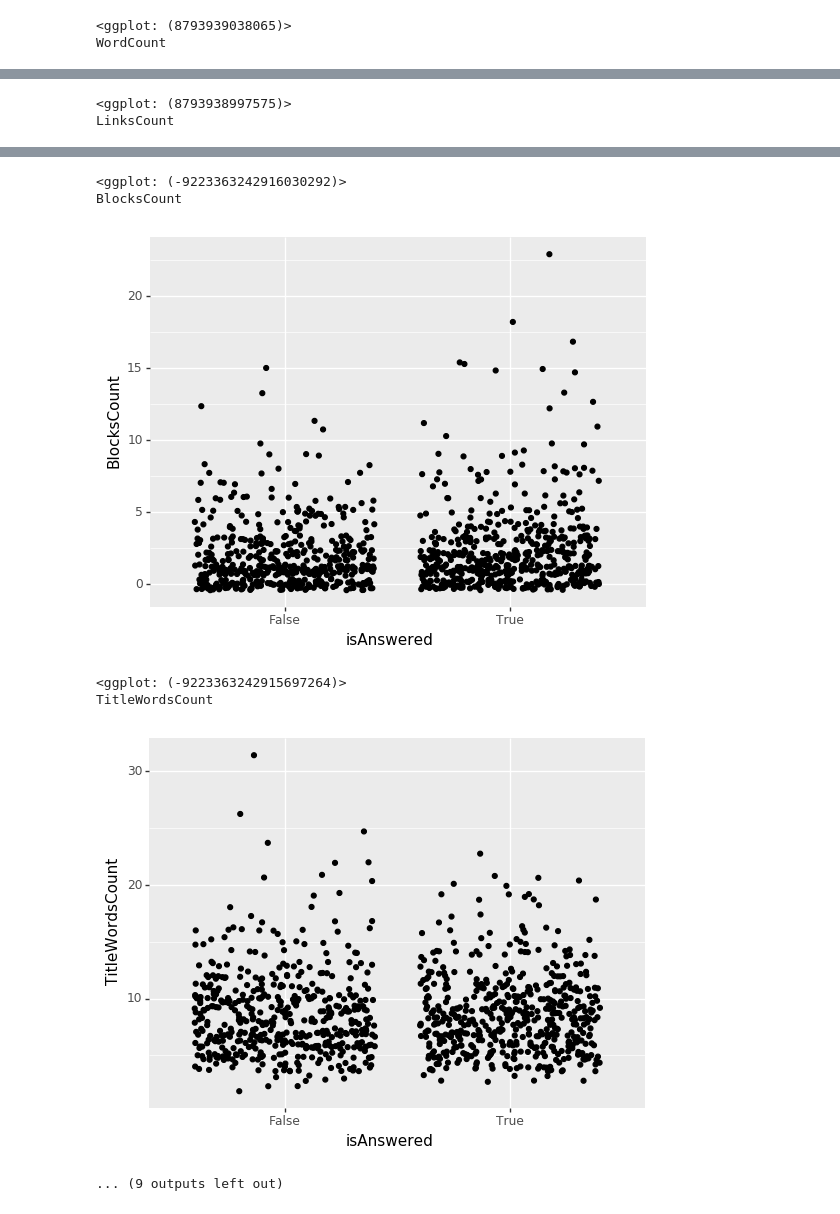
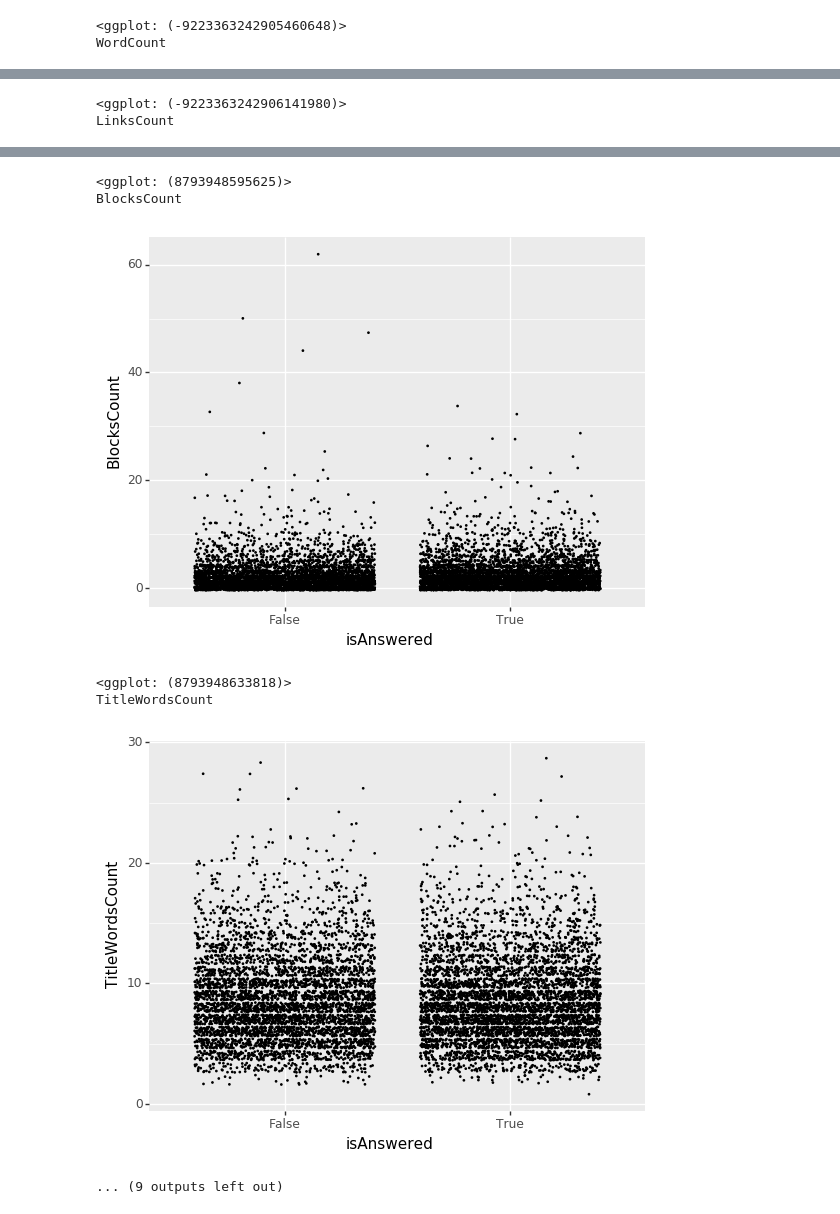
Before and after one commit to tabsoverspaces/bigdata_project, a Jupyter notebook: data_analysis.ipynb, the cells around one changed output, grey strips where cells are left out. Drawn from its saved outputs; the diff is of its cells as text; code cells hidden in the pictures.

Commit message:
new plots

```diff
--- a/data_analysis.ipynb
+++ b/data_analysis.ipynb
@@ -46,12 +46,12 @@ df.head()
 | 3 | 381 | 111934 | 9 | 2 | 2 | 5 | 10 | 4 | ... |
 # %%
 # plot random sample of 1000 points
-temp_df = df.sample(n=1000)
+temp_df = df.sample(n=10000)
 for column in posts.compute():
     if column != "isAnswered":
         print(column)
         plot = ggplot(temp_df, aes(x="isAnswered", y=column))
-        plot += geom_jitter()
+        plot += geom_jitter(size=0.1)
         print(plot)
 # %% [output]
 Score
@@ -62,2 +62,2 @@ ViewCount
-<ggplot: (8793939038065)>
+<ggplot: (-9223363242905460648)>
 WordCount
@@ -65,2 +65,2 @@ WordCount
-<ggplot: (8793938997575)>
+<ggplot: (-9223363242906141980)>
 LinksCount
@@ -68,9 +68,9 @@ LinksCount
-<ggplot: (-9223363242916030292)>
+<ggplot: (8793948595625)>
 BlocksCount
-[figure, old version]
+[figure, new version]
-<ggplot: (-9223363242915697264)>
+<ggplot: (8793948633818)>
 TitleWordsCount
-[figure, old version]
+[figure, new version]
 ... (9 outputs left out)
 # %%
 # TODO caluclate number of posts with 0 answers
```
Also changed, not shown: parts of 5 cells of this notebook.
